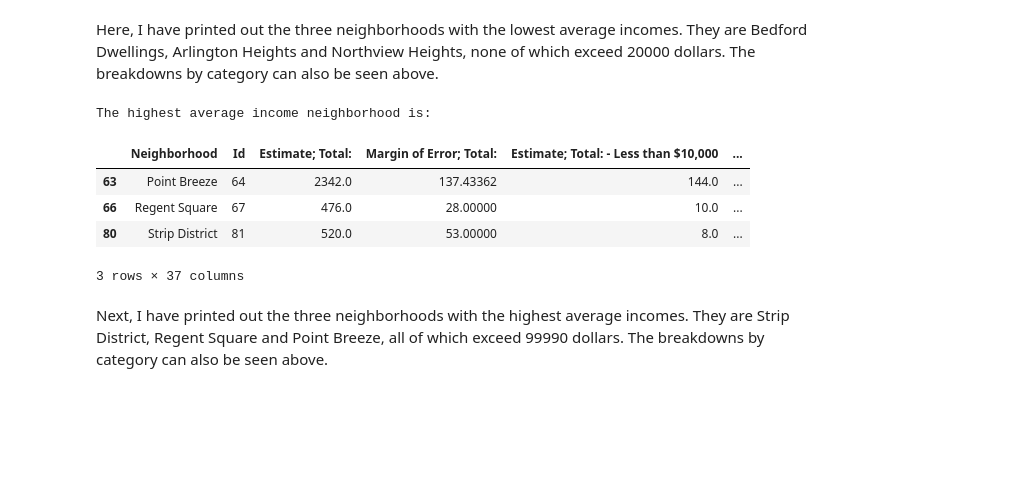
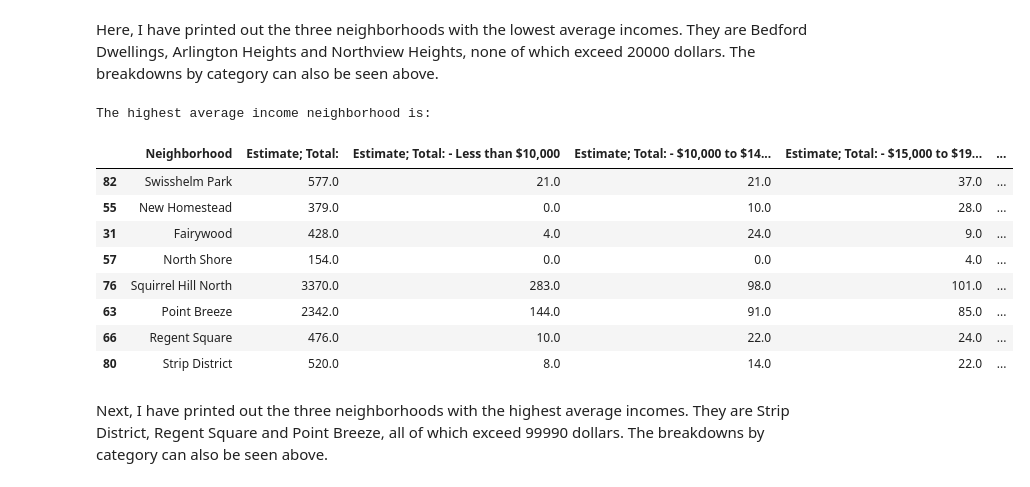
Before and after one commit to Amw298/final-project, a Jupyter notebook: christian.ipynb, the cells around one changed output. Drawn from its saved outputs; the diff is of its cells as text; code cells hidden in the pictures; blank space fills up the shorter version.

```diff
--- a/christian.ipynb
+++ b/christian.ipynb
@@ -122,15 +122,19 @@ Here, I have printed out the three neighborhoods with the lowest average incomes
 # %%
 #find and print out highest income neighborhoods
 print("The highest average income neighborhood is: ")
-topIncome = hIncomeS.tail(3)
+topIncome = hIncomeS.tail(8)
 display(topIncome)
 # %% [output]
 The highest average income neighborhood is:
-|  | Neighborhood | Id | Estimate; Total: | Margin of Error; Total: | Estimate; Total: - Less than $10,000 | ... |
-| 63 | Point Breeze | 64 | 2342.0 | 137.43362 | 144.0 | ... |
-| 66 | Regent Square | 67 | 476.0 | 28.00000 | 10.0 | ... |
-| 80 | Strip District | 81 | 520.0 | 53.00000 | 8.0 | ... |
+|  | Neighborhood | Estimate; Total: | Estimate; Total: - Less than $10,000 | Estimate; Total: - $10,000 to $14... | Estimate; Total: - $15,000 to $19... | ... |
+| 82 | Swisshelm Park | 577.0 | 21.0 | 21.0 | 37.0 | ... |
+| 55 | New Homestead | 379.0 | 0.0 | 10.0 | 28.0 | ... |
+| 31 | Fairywood | 428.0 | 4.0 | 24.0 | 9.0 | ... |
+| 57 | North Shore | 154.0 | 0.0 | 0.0 | 4.0 | ... |
+| 76 | Squirrel Hill North | 3370.0 | 283.0 | 98.0 | 101.0 | ... |
+| 63 | Point Breeze | 2342.0 | 144.0 | 91.0 | 85.0 | ... |
+| 66 | Regent Square | 476.0 | 10.0 | 22.0 | 24.0 | ... |
+| 80 | Strip District | 520.0 | 8.0 | 14.0 | 22.0 | ... |
-3 rows × 37 columns
 # %% [markdown]
 Next, I have printed out the three neighborhoods with the highest average incomes. They are Strip District, Regent Square and Point Breeze, all of which exceed 99990 dollars. The breakdowns by category can also be seen above.
 # %%
```
Also changed, not shown: parts of 1 cell of this notebook.
